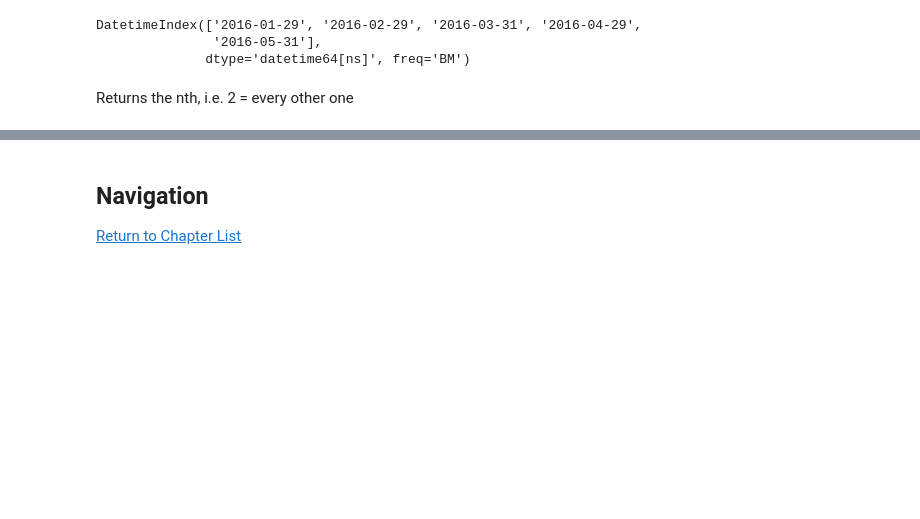
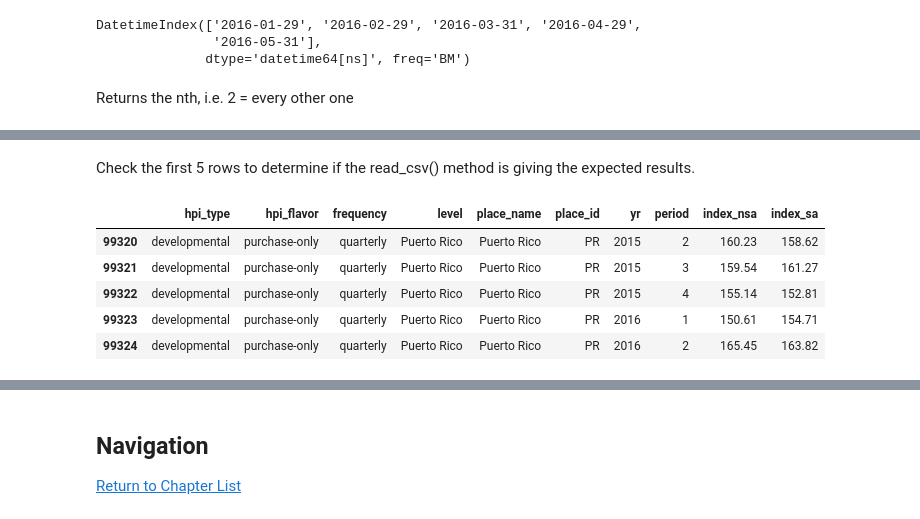
Before and after one commit to RandyBetancourt/PythonForSASUsers, a Jupyter notebook: Chapter 09 -- Panda Time Series and Date Handling.ipynb, the cells around one changed output, grey strips where cells are left out. Saved outputs shown, nothing was run; the diff lists cells and outputs as text; code cells hidden in the pictures; blank space fills up the shorter version.

```diff
--- a/Chapter 09 -- Panda Time Series and Date Handling.ipynb
+++ b/Chapter 09 -- Panda Time Series and Date Handling.ipynb
@@ -260,0 +274,13 @@ Freq: 6BM, dtype: float64
+# %%
+df_all = pd.read_csv("C:\Data\\HPI_master.csv")
+# %% [markdown]
+Check the first 5 rows to determine if the read_csv() method is giving the expected results.
+# %%
+df_all.tail()
+# %% [output]
+|  | hpi_type | hpi_flavor | frequency | level | place_name | place_id | yr | period | index_nsa | index_sa |
+| 99320 | developmental | purchase-only | quarterly | Puerto Rico | Puerto Rico | PR | 2015 | 2 | 160.23 | 158.62 |
+| 99321 | developmental | purchase-only | quarterly | Puerto Rico | Puerto Rico | PR | 2015 | 3 | 159.54 | 161.27 |
+| 99322 | developmental | purchase-only | quarterly | Puerto Rico | Puerto Rico | PR | 2015 | 4 | 155.14 | 152.81 |
+| 99323 | developmental | purchase-only | quarterly | Puerto Rico | Puerto Rico | PR | 2016 | 1 | 150.61 | 154.71 |
+| 99324 | developmental | purchase-only | quarterly | Puerto Rico | Puerto Rico | PR | 2016 | 2 | 165.45 | 163.82 |
```
Also changed, not shown: parts of 70 cells of this notebook, 8 other files.
